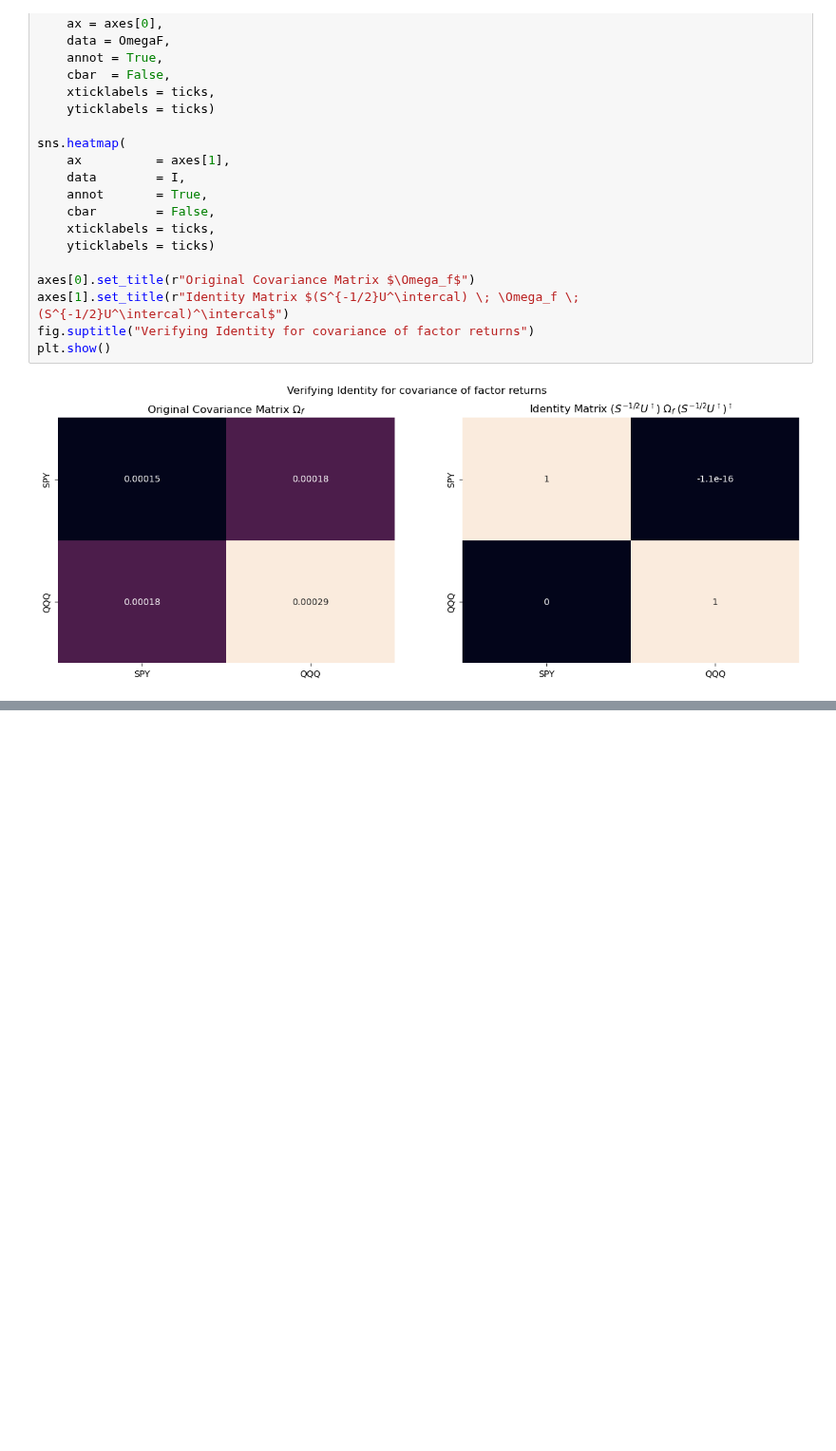
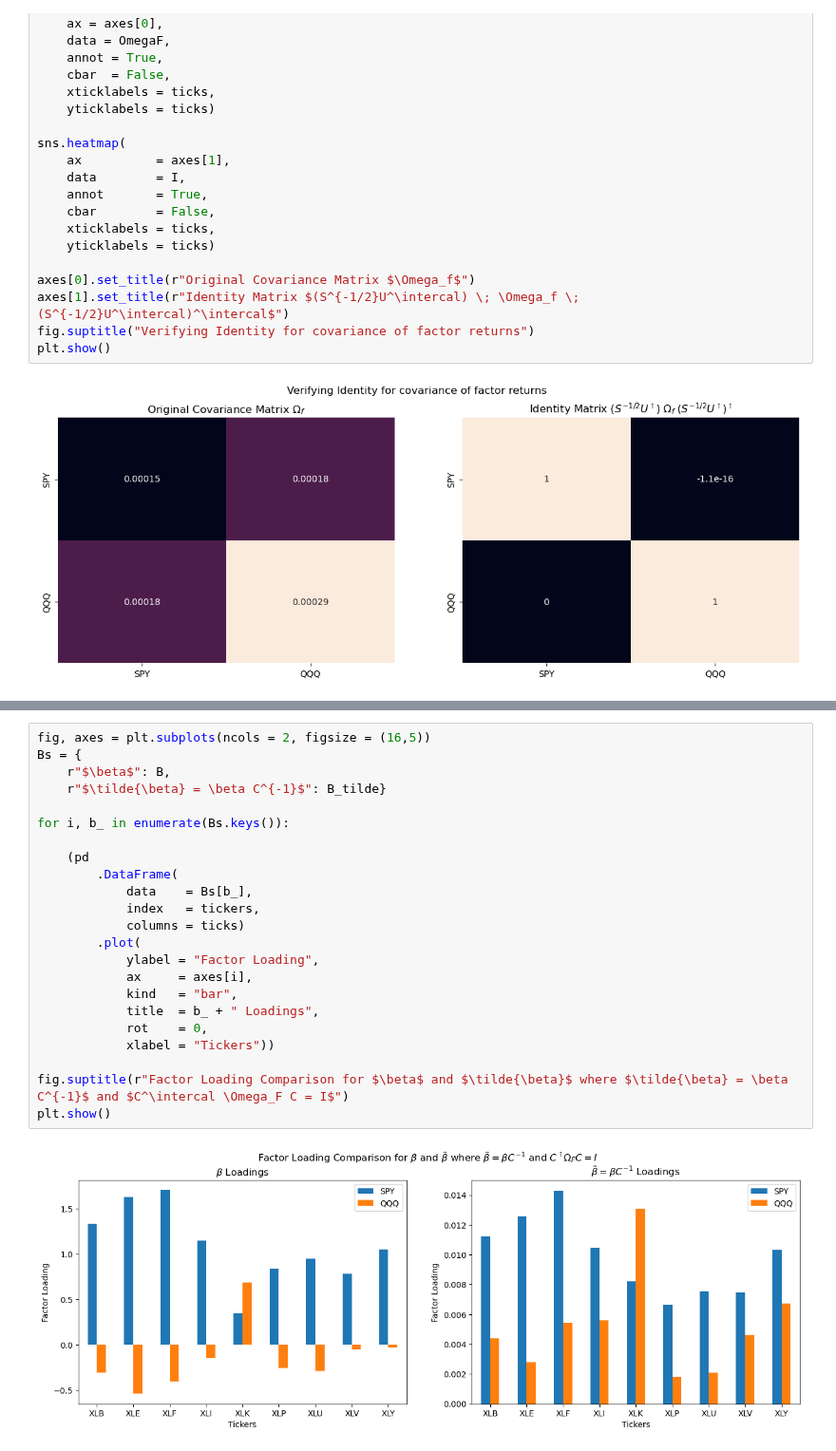
Before and after one commit to diegodalvarez/EQI, a Jupyter notebook: Chapter 4 - Linear Model of Returns.ipynb, the cells around one changed output, grey strips where cells are left out. Shown at 95% size. Cells and saved outputs as stored; diff of their text form; blank space fills up the shorter version.

```diff
--- a/Chapter 4 - Linear Model of Returns.ipynb
+++ b/Chapter 4 - Linear Model of Returns.ipynb
@@ -430,0 +462,25 @@ axes[1].set_title("Factor Loading Matrix with ")
+# %%
+fig, axes = plt.subplots(ncols = 2, figsize = (16,5))
+Bs = {
+    r"$\beta$": B,
+    r"$\tilde{\beta} = \beta C^{-1}$": B_tilde}
+
+for i, b_ in enumerate(Bs.keys()):
+
+    (pd
+        .DataFrame(
+            data    = Bs[b_],
+            index   = tickers,
+            columns = ticks)
+        .plot(
+            ylabel = "Factor Loading",
+            ax     = axes[i],
+            kind   = "bar",
+            title  = b_ + " Loadings",
+            rot    = 0,
+            xlabel = "Tickers"))
+
+fig.suptitle(r"Factor Loading Comparison for $\beta$ and $\tilde{\beta}$ where $\tilde{\beta} = \beta C^{-1}$ and $C^\intercal \Omega_F C = I$")
+plt.show()
+# %% [output]
+[figure, added]
```
Also changed, not shown: parts of 5 cells of this notebook.
